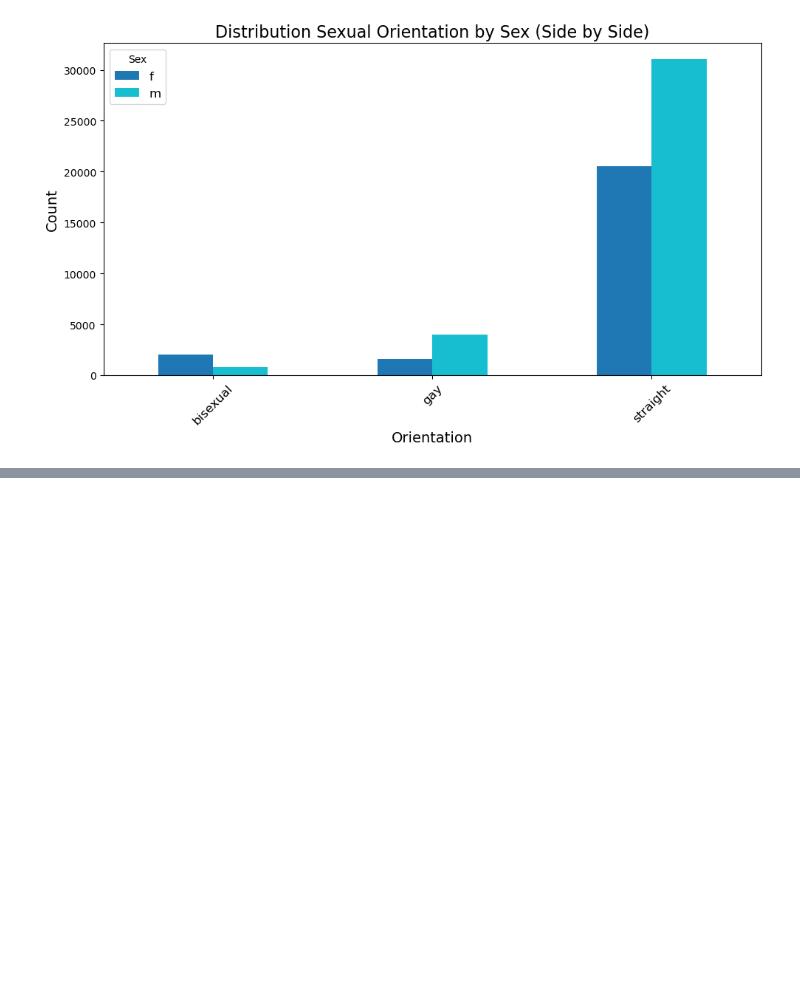
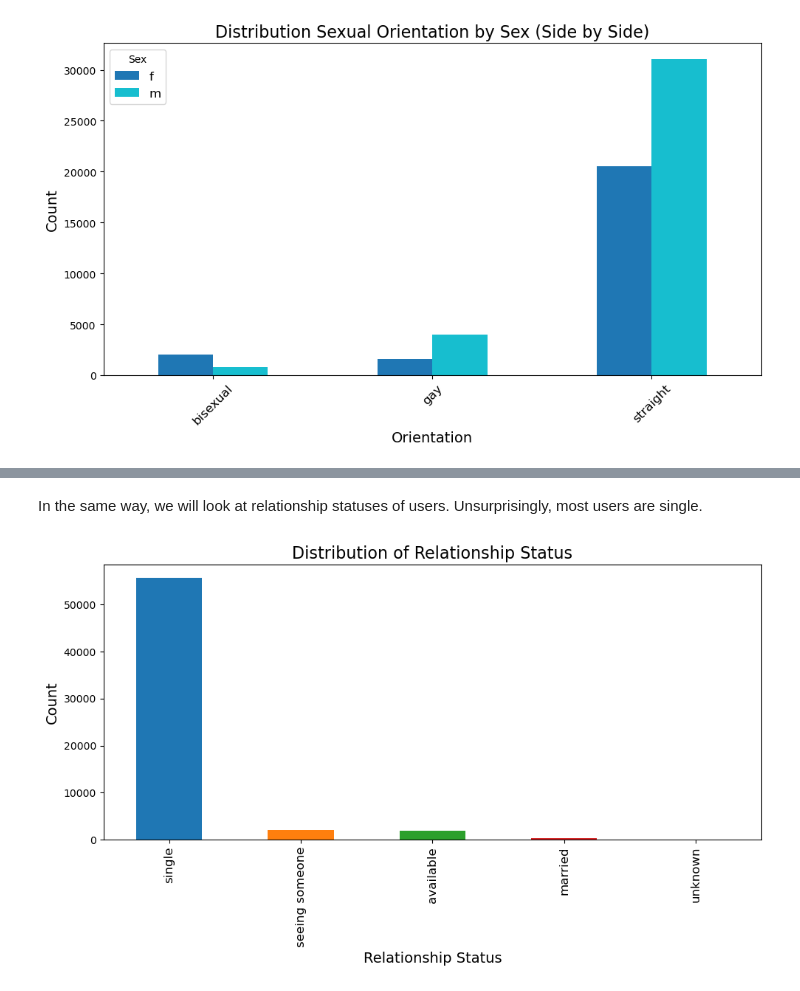
Before and after one commit to Kyloni417/OkCupid-Date-a-Scientist, a Jupyter notebook: date-a-scientist.ipynb, the cells around one changed output, grey strips where cells are left out. Cells and saved outputs as stored; diff of their text form; code cells hidden in the pictures; blank space fills up the shorter version.

```diff
--- a/date-a-scientist.ipynb
+++ b/date-a-scientist.ipynb
@@ -468,0 +537,15 @@ plt.show()
+# %% [markdown]
+In the same way, we will look at relationship statuses of users. Unsurprisingly, most users are single.
+# %%
+status_counts = profiles['status'].value_counts()
+
+plt.figure(figsize=(10, 6))
+status_counts.plot(kind='bar', color=plt.cm.tab10.colors)
+plt.title('Distribution of Relationship Status', fontsize=16)
+plt.xlabel('Relationship Status', fontsize=14)
+plt.ylabel('Count', fontsize=14)
+plt.xticks(rotation=90, fontsize=12)
+plt.tight_layout()
+plt.show()
+# %% [output]
+[figure, added]
```
Also changed, not shown: parts of 10 cells of this notebook.
